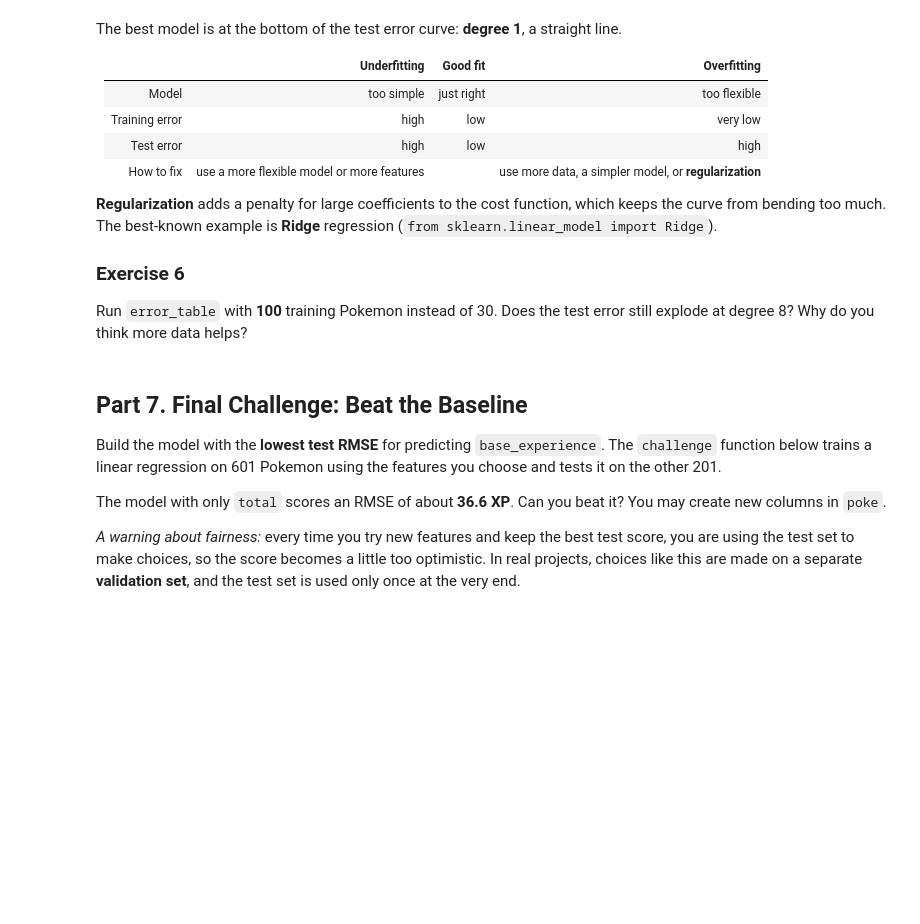
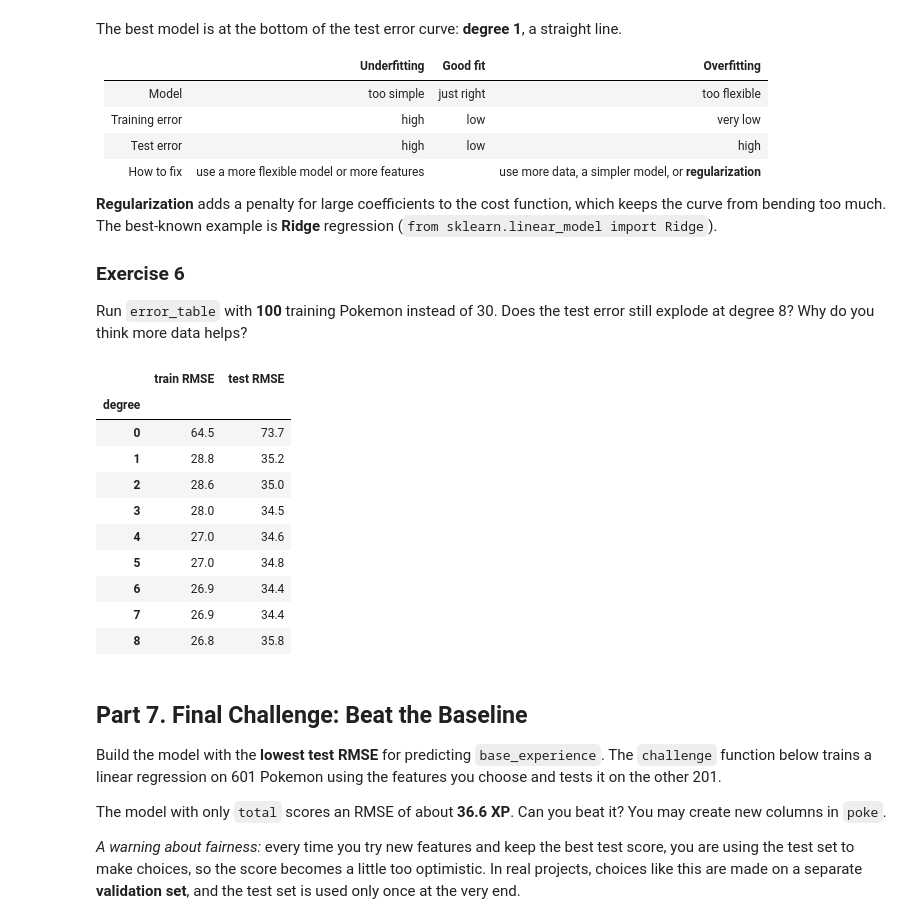
Before and after one commit to ansonwang05/NYU-Tandon-Career-Hub-Fall-2026-Data-Science-Bootcamp, a Jupyter notebook: Week_8/Code/Week8_updated.ipynb, the cells around one changed output. Cells and saved outputs as stored; diff of their text form; code cells hidden in the pictures; blank space fills up the shorter version.

```diff
--- a/Week_8/Code/Week8_updated.ipynb
+++ b/Week_8/Code/Week8_updated.ipynb
@@ -965,7 +987,22 @@ Run `error_table` with **100** training Pokemon instead of 30. Does the test err
 # %%
 # Your code here. Starter code: remove the # in front of a line and replace each ___
 
-# error_table(___).round(1)     # fill in: number of training Pokemon (a number)
+error_table(100).round(1)     # fill in: number of training Pokemon (a number)
+
+# The test error doesn't really explode when compared to the training pokemon of 30.
+# More data helps because it exposes the model to more pokemon and training data.
+# %% [output]
+|  | train RMSE | test RMSE |
+| degree |  |  |
+| 0 | 64.5 | 73.7 |
+| 1 | 28.8 | 35.2 |
+| 2 | 28.6 | 35.0 |
+| 3 | 28.0 | 34.5 |
+| 4 | 27.0 | 34.6 |
+| 5 | 27.0 | 34.8 |
+| 6 | 26.9 | 34.4 |
+| 7 | 26.9 | 34.4 |
+| 8 | 26.8 | 35.8 |
 # %% [markdown]
 ## Part 7. Final Challenge: Beat the Baseline
 
```
Also changed, not shown: parts of 6 cells of this notebook.
